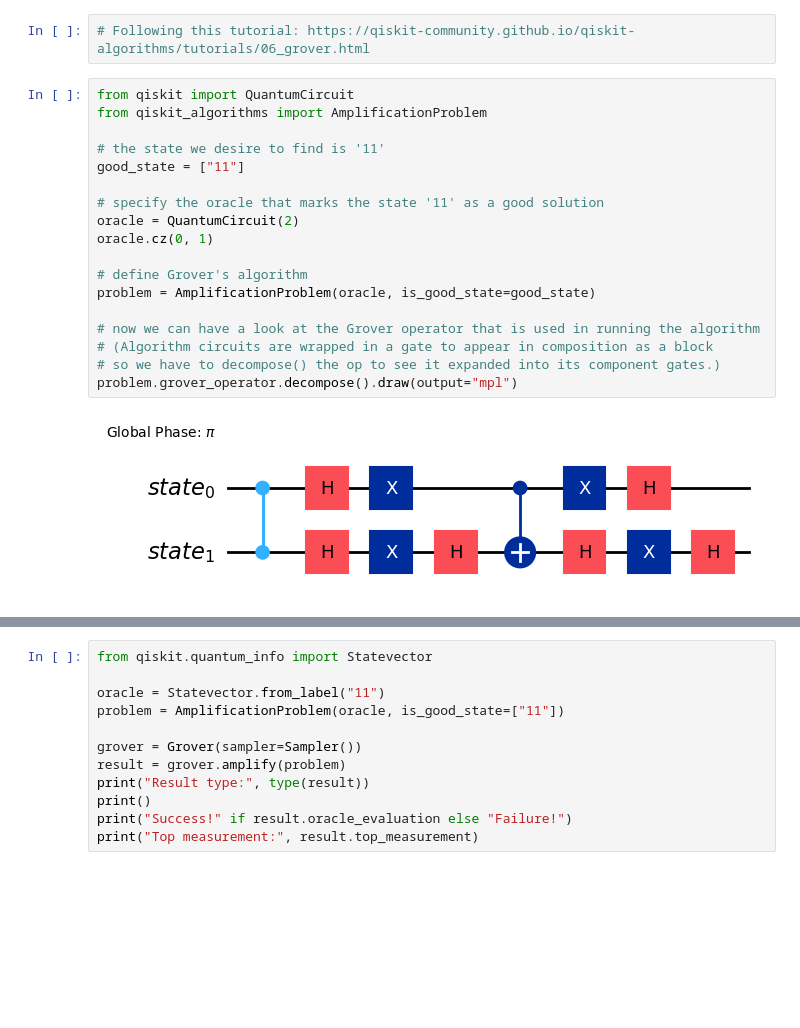
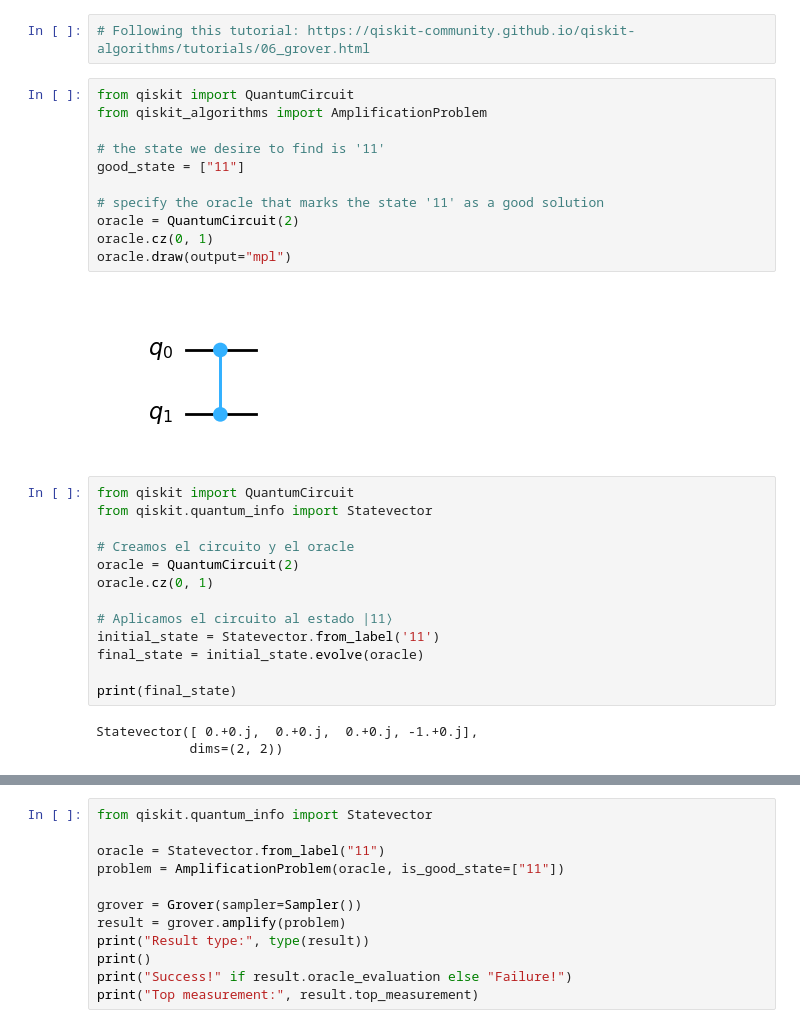
Before and after one commit to brinaa8/grover_algorithm, a Jupyter notebook: implementation.ipynb, the cells around one changed output, grey strips where cells are left out. Saved outputs shown, nothing was run; the diff lists cells and outputs as text; blank space fills up the shorter version.

```diff
--- a/implementation.ipynb
+++ b/implementation.ipynb
@@ -3,20 +3,29 @@
 # %%
 from qiskit import QuantumCircuit
 from qiskit_algorithms import AmplificationProblem
 
 # the state we desire to find is '11'
 good_state = ["11"]
 
 # specify the oracle that marks the state '11' as a good solution
 oracle = QuantumCircuit(2)
 oracle.cz(0, 1)
-
-# define Grover's algorithm
-problem = AmplificationProblem(oracle, is_good_state=good_state)
-
-# now we can have a look at the Grover operator that is used in running the algorithm
-# (Algorithm circuits are wrapped in a gate to appear in composition as a block
-# so we have to decompose() the op to see it expanded into its component gates.)
-problem.grover_operator.decompose().draw(output="mpl")
+oracle.draw(output="mpl")
 # %% [output]
-[figure, old version]
+[figure, new version]
+# %%
+from qiskit import QuantumCircuit
+from qiskit.quantum_info import Statevector
+
+# Creamos el circuito y el oracle
+oracle = QuantumCircuit(2)
+oracle.cz(0, 1)
+
+# Aplicamos el circuito al estado |11⟩
+initial_state = Statevector.from_label('11')
+final_state = initial_state.evolve(oracle)
+
+print(final_state)
+# %% [output]
+Statevector([ 0.+0.j,  0.+0.j,  0.+0.j, -1.+0.j],
+            dims=(2, 2))
```
Also changed, not shown: parts of 4 cells of this notebook, 1 other file.
